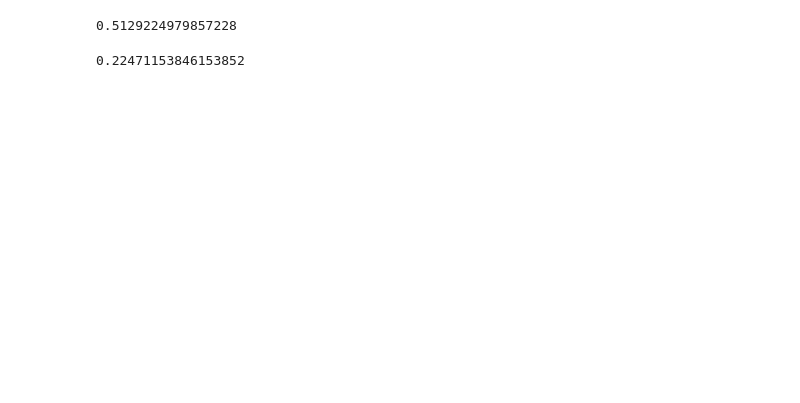
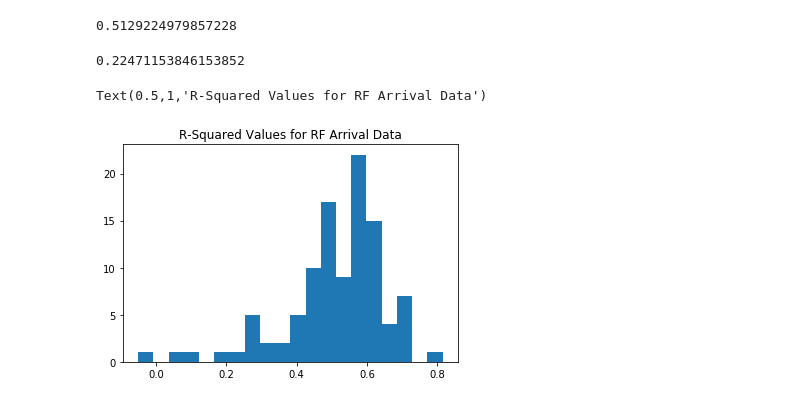
Before and after one commit to karahahn/Springboard_Capstone2, a Jupyter notebook: Capstone 2 Final Report.ipynb, the cells around one changed output. Drawn from its saved outputs; the diff is of its cells as text; code cells hidden in the pictures; blank space fills up the shorter version.

```diff
--- a/Capstone 2 Final Report.ipynb
+++ b/Capstone 2 Final Report.ipynb
@@ -873,14 +889,14 @@ for k in arrstations:
     y_train = arrival_joindf.loc[k][arrival_joindf.loc[k]['year'].isin([2014,2015,2016])]['trip_count'].values
     y_test = arrival_joindf.loc[k][arrival_joindf.loc[k]['year']==2017]['trip_count'].values
 
-    rf = RandomForestRegressor(n_estimators = 100, random_state = 42)
-    rf.fit(X_train, y_train)
+    rfarr = RandomForestRegressor(n_estimators = 100, random_state = 42)
+    rfarr.fit(X_train, y_train)
 
-    y_pred = rf.predict(X_test)
+    y_pred = rfarr.predict(X_test)
 
     errors = abs(y_pred - y_test)
 
-    rfarrival_rsquared.append(rf.score(X_test, y_test))
+    rfarrival_rsquared.append(rfarr.score(X_test, y_test))
 
     rfarrival_mae.append(round(np.mean(errors), 2))
 # %%
@@ -891,3 +907,9 @@ sum(rfarrival_rsquared)/len(rfarrival_rsquared)
 sum(rfarrival_mae)/len(rfarrival_mae)
 # %% [output]
 0.22471153846153852
+# %%
+plt.hist(rfarrival_rsquared, bins=20)
+plt.title('R-Squared Values for RF Arrival Data')
+# %% [output]
+Text(0.5,1,'R-Squared Values for RF Arrival Data')
+[figure, added]
```
Also changed, not shown: parts of 3 cells of this notebook.
